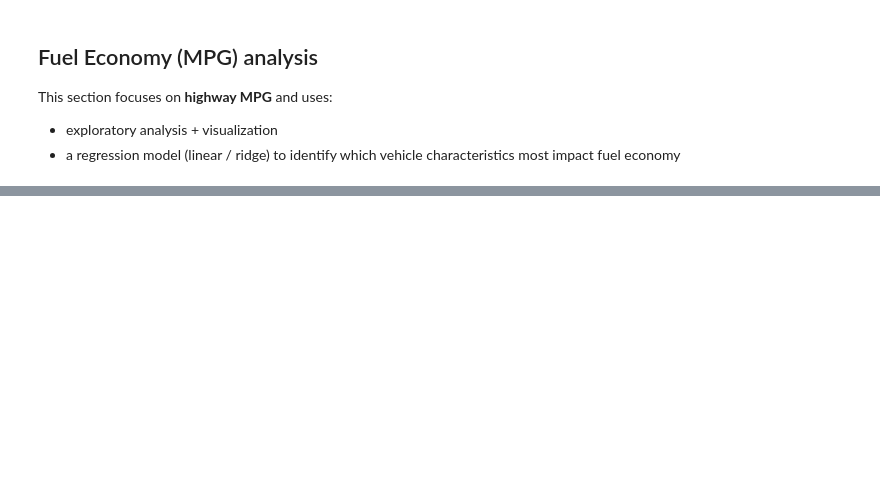
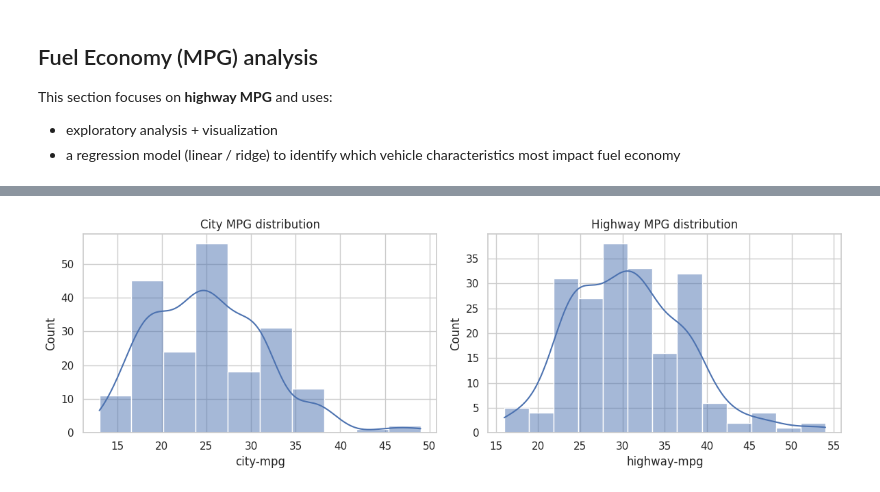
Before and after one commit to manish-mogan/Projects-Portfolio, a Jupyter notebook: projects/Data-Driven MPG/Cars.ipynb, the cells around one changed output, grey strips where cells are left out. Drawn from its saved outputs; the diff is of its cells as text; code cells hidden in the pictures; blank space fills up the shorter version.

```diff
--- a/projects/Data-Driven MPG/Cars.ipynb
+++ b/projects/Data-Driven MPG/Cars.ipynb
@@ -180,8 +369,8 @@ This section focuses on **highway MPG** and uses:
 
 import pandas as pd
 
-if 'df' not in globals():
-    df = pd.read_csv('cars_clean.csv')
+_existing_df = globals().get('df')
+df: pd.DataFrame = _existing_df if isinstance(_existing_df, pd.DataFrame) else pd.read_csv('cars_clean.csv')
 
 print('Rows, cols:', df.shape)
 print('Columns:', list(df.columns))
@@ -189,19 +390,22 @@ print(df[['city-mpg', 'highway-mpg']].describe())
 # %%
 import matplotlib.pyplot as plt
 import seaborn as sns
 
 sns.set_theme(style='whitegrid')
 
 fig, axes = plt.subplots(1, 2, figsize=(12, 4))
 
-sns.histplot(df['city-mpg'], kde=True, ax=axes[0])
+# Use the typed-friendly seaborn API: data=... + x='col'
+sns.histplot(data=df, x='city-mpg', kde=True, ax=axes[0])
 axes[0].set_title('City MPG distribution')
 
-sns.histplot(df['highway-mpg'], kde=True, ax=axes[1])
+sns.histplot(data=df, x='highway-mpg', kde=True, ax=axes[1])
 axes[1].set_title('Highway MPG distribution')
 
 plt.tight_layout()
 plt.show()
+# %% [output]
+[figure, added]
 # %%
 # Relationships with core vehicle characteristics
 
```
Also changed, not shown: parts of 35 cells of this notebook, 3 other files.
